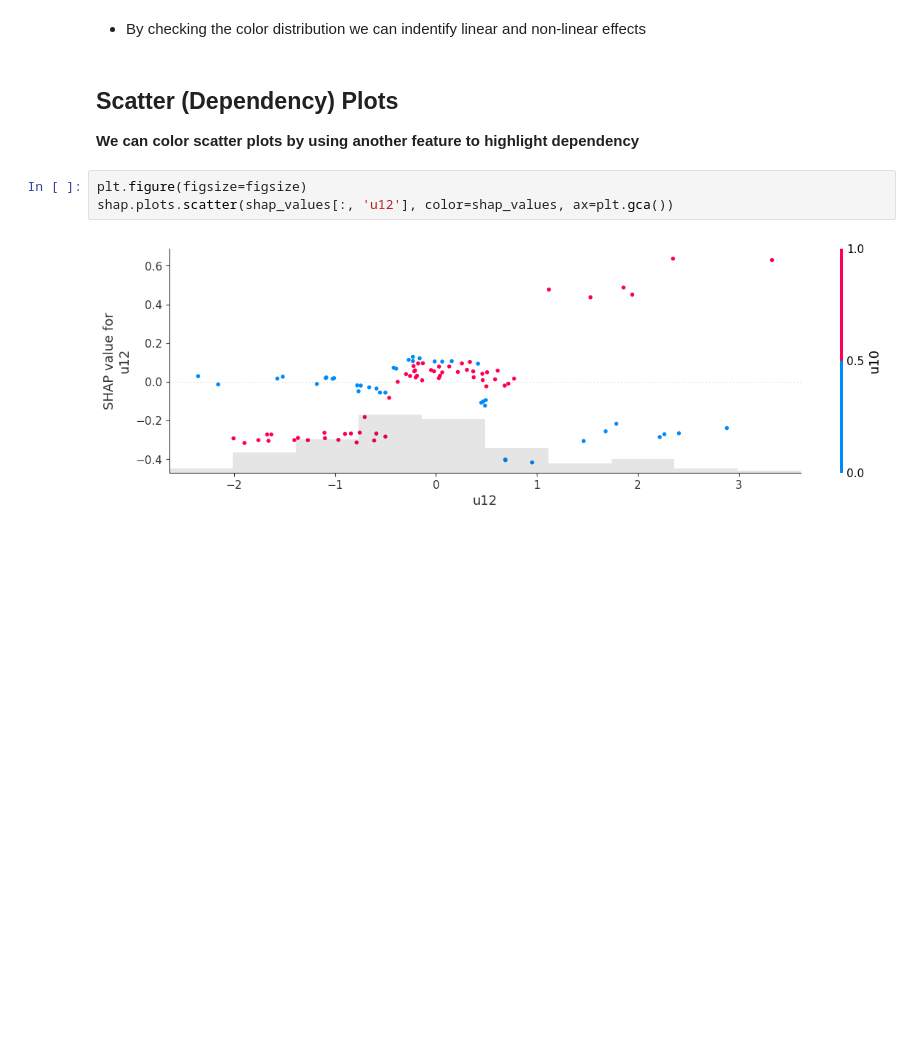
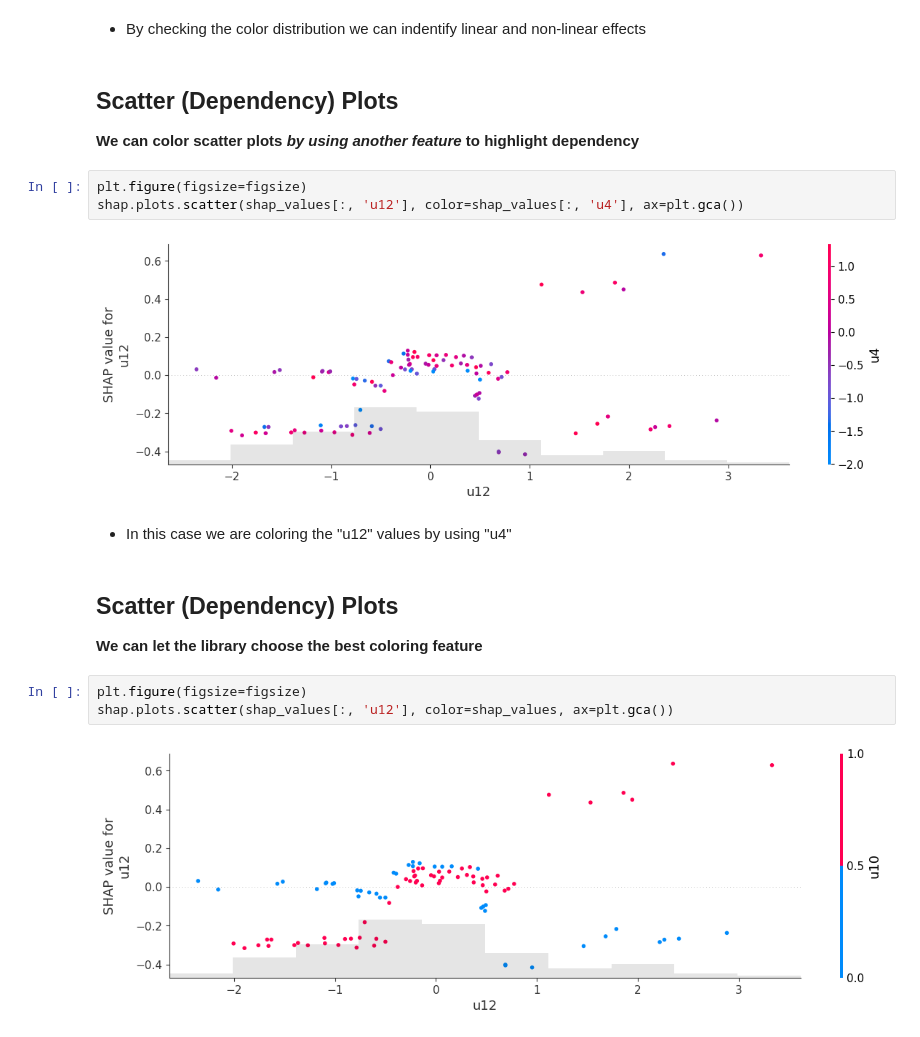
Before and after one commit to a3i-2023-2024/07-at, a Jupyter notebook: notebooks/4. Additive Feature Attribution.ipynb, the cells around one changed output. Saved outputs shown, nothing was run; the diff lists cells and outputs as text; blank space fills up the shorter version.

```diff
--- a/notebooks/4. Additive Feature Attribution.ipynb
+++ b/notebooks/4. Additive Feature Attribution.ipynb
@@ -285,7 +288,18 @@ shap.plots.beeswarm(shap_values, max_display=10, plot_size=figsize)
 # %% [markdown]
 ## Scatter (Dependency) Plots
 
-**We can color scatter plots by using another feature to highlight dependency**
+**We can color scatter plots _by using another feature_ to highlight dependency**
+# %%
+plt.figure(figsize=figsize)
+shap.plots.scatter(shap_values[:, 'u12'], color=shap_values[:, 'u4'], ax=plt.gca())
+# %% [output]
+[figure, added]
+# %% [markdown]
+* In this case we are coloring the "u12" values by using "u4"
+# %% [markdown]
+## Scatter (Dependency) Plots
+
+**We can let the library choose the best coloring feature**
 # %%
 plt.figure(figsize=figsize)
 shap.plots.scatter(shap_values[:, 'u12'], color=shap_values, ax=plt.gca())
```
Also changed, not shown: parts of 13 cells of this notebook, 8 other files.
